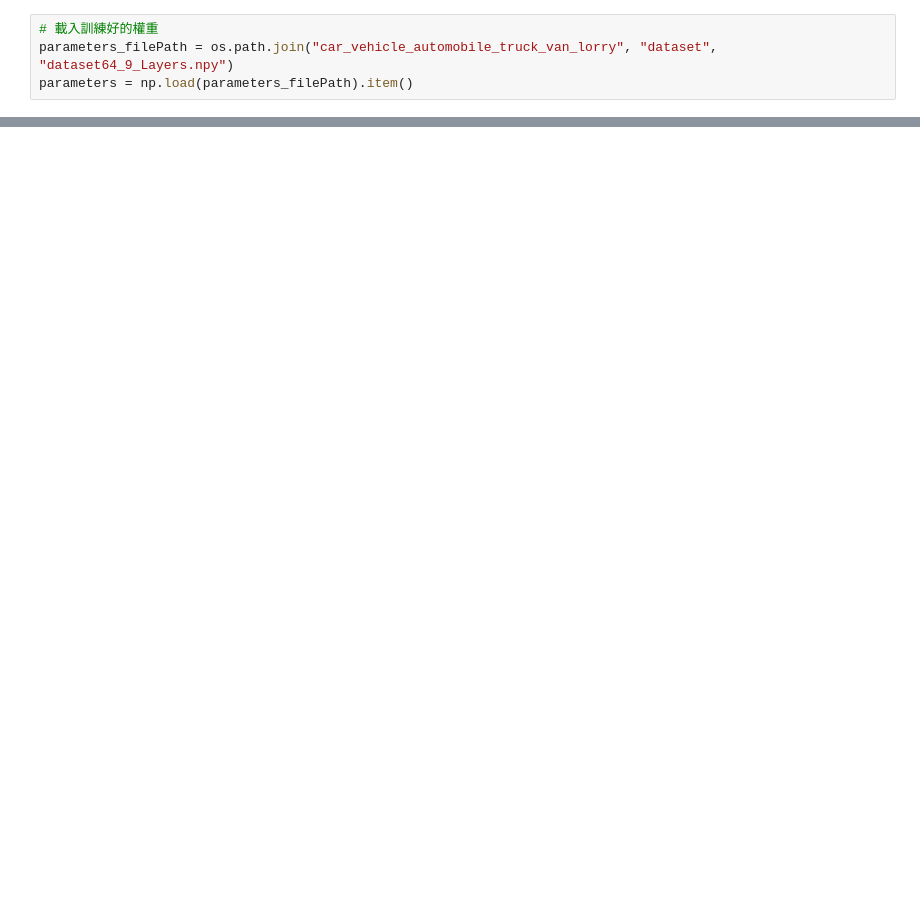
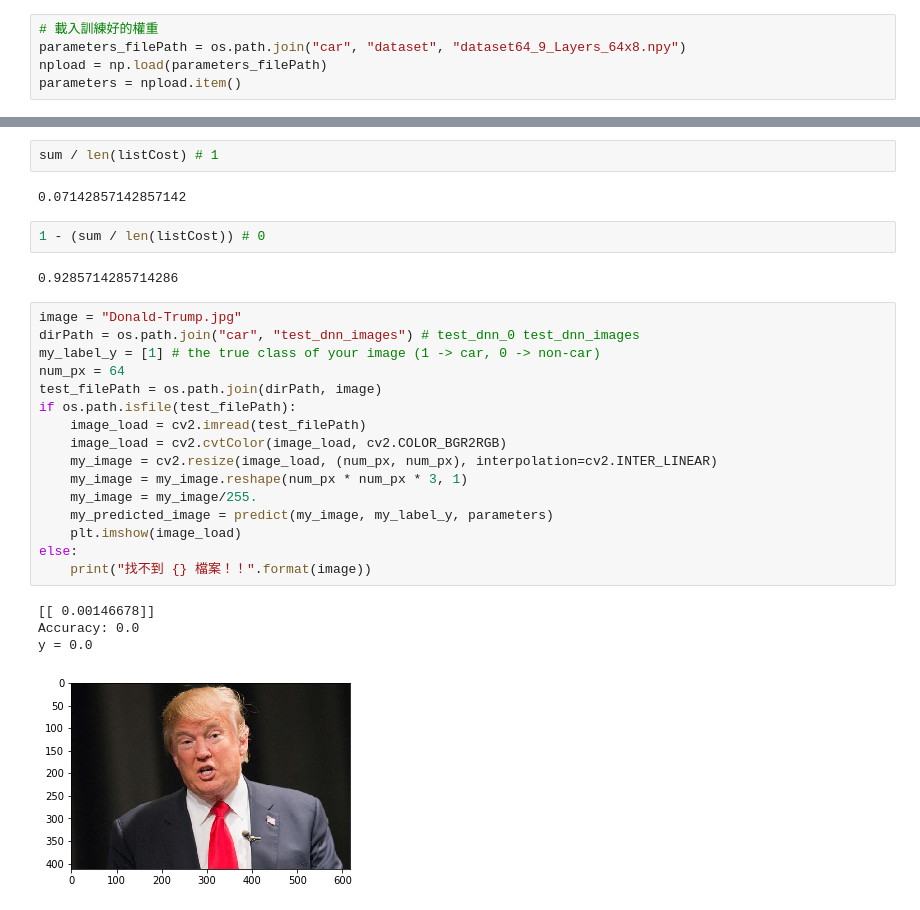
Before and after one commit to yin-xuanHuang/ML_with_imageNet, a Jupyter notebook: dnn_test.ipynb, the cells around one changed output, grey strips where cells are left out. Saved outputs shown, nothing was run; the diff lists cells and outputs as text; blank space fills up the shorter version.

Commit message:
Update comment, and dnn_test test cells

```diff
--- a/dnn_test.ipynb
+++ b/dnn_test.ipynb
@@ -20,5 +21,6 @@ plt.rcParams['image.cmap'] = 'gray'
 %autoreload 2
 # %%
 # 載入訓練好的權重
-parameters_filePath = os.path.join("car_vehicle_automobile_truck_van_lorry", "dataset", "dataset64_9_Layers.npy")
-parameters = np.load(parameters_filePath).item()
+parameters_filePath = os.path.join("car", "dataset", "dataset64_9_Layers_64x8.npy")
+npload = np.load(parameters_filePath)
+parameters = npload.item()
@@ -68,0 +116,29 @@ y = 0.0
+# %%
+sum / len(listCost) # 1
+# %% [output]
+0.07142857142857142
+# %%
+1 - (sum / len(listCost)) # 0
+# %% [output]
+0.9285714285714286
+# %%
+image = "Donald-Trump.jpg"
+dirPath = os.path.join("car", "test_dnn_images") # test_dnn_0 test_dnn_images
+my_label_y = [1] # the true class of your image (1 -> car, 0 -> non-car)
+num_px = 64
+test_filePath = os.path.join(dirPath, image)
+if os.path.isfile(test_filePath):
+    image_load = cv2.imread(test_filePath)
+    image_load = cv2.cvtColor(image_load, cv2.COLOR_BGR2RGB)
+    my_image = cv2.resize(image_load, (num_px, num_px), interpolation=cv2.INTER_LINEAR)
+    my_image = my_image.reshape(num_px * num_px * 3, 1)
+    my_image = my_image/255.
+    my_predicted_image = predict(my_image, my_label_y, parameters)
+    plt.imshow(image_load)
+else:
+    print("找不到 {} 檔案！！".format(image))
+# %% [output]
+[[ 0.00146678]]
+Accuracy: 0.0
+y = 0.0
+[figure, added]
```
Also changed, not shown: parts of 6 cells of this notebook, 3 other files.
